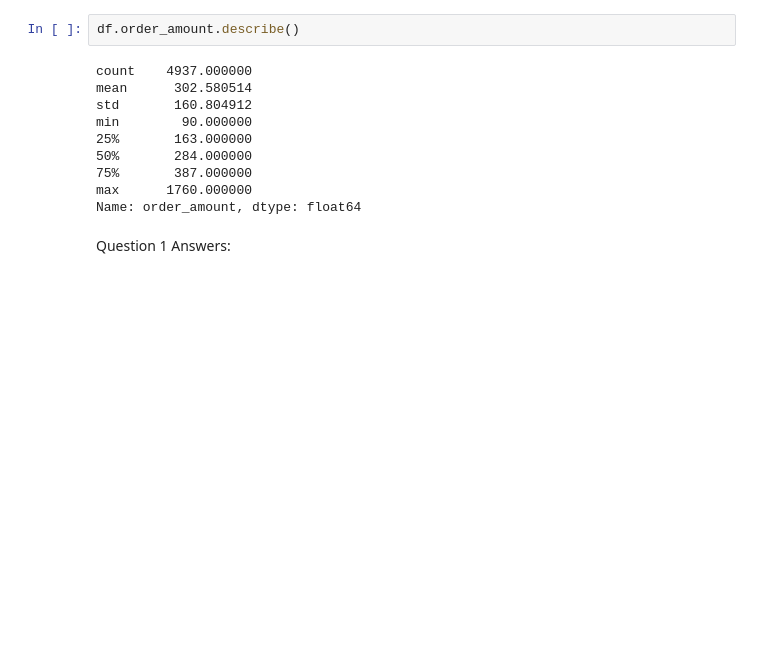
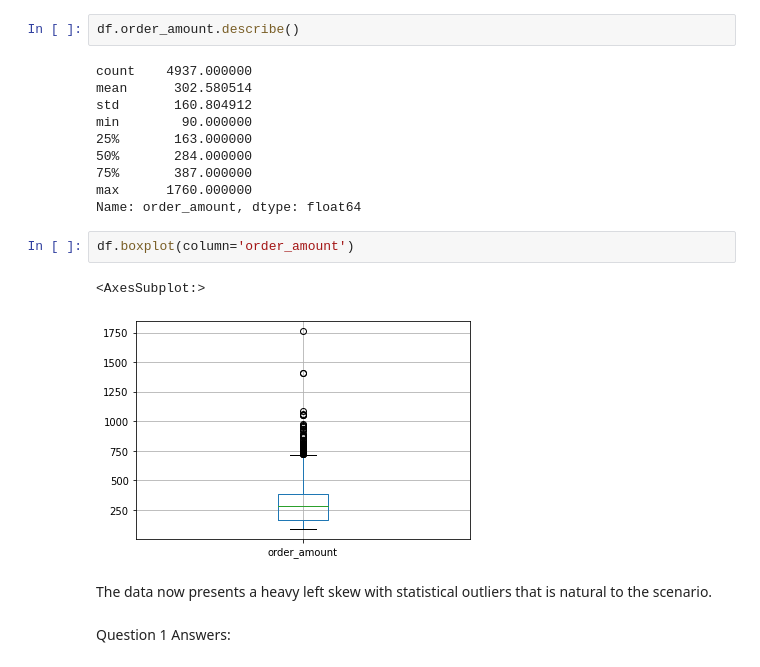
Before and after one commit to SJIA01/Shopify-DS-Challenge, a Jupyter notebook: 2022 Shopify Data Science Challenge.ipynb, the cells around one changed output. Saved outputs shown, nothing was run; the diff lists cells and outputs as text; blank space fills up the shorter version.

```diff
--- a/2022 Shopify Data Science Challenge.ipynb
+++ b/2022 Shopify Data Science Challenge.ipynb
@@ -221,6 +224,13 @@ min        90.000000
 75%       387.000000
 max      1760.000000
 Name: order_amount, dtype: float64
+# %%
+df.boxplot(column='order_amount')
+# %% [output]
+<AxesSubplot:>
+[figure, added]
+# %% [markdown]
+The data now presents a heavy left skew with statistical outliers that is natural to the scenario.
 # %% [markdown]
 Question 1 Answers:
 # %% [markdown]
```
Also changed, not shown: parts of 3 cells of this notebook.
